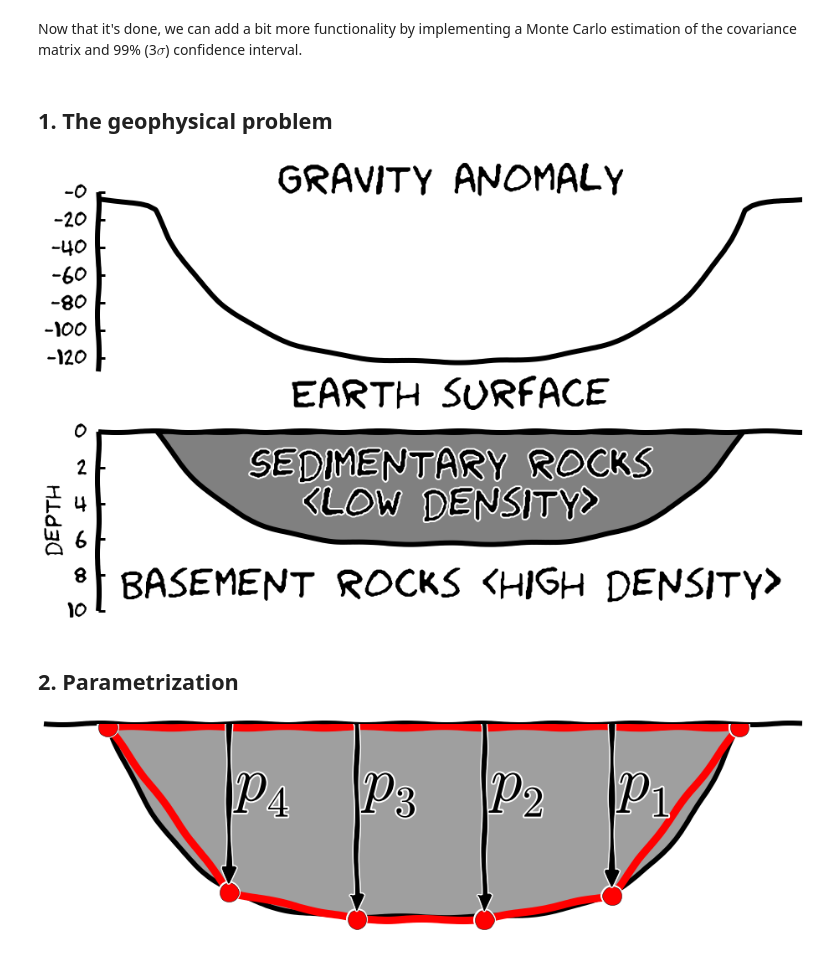
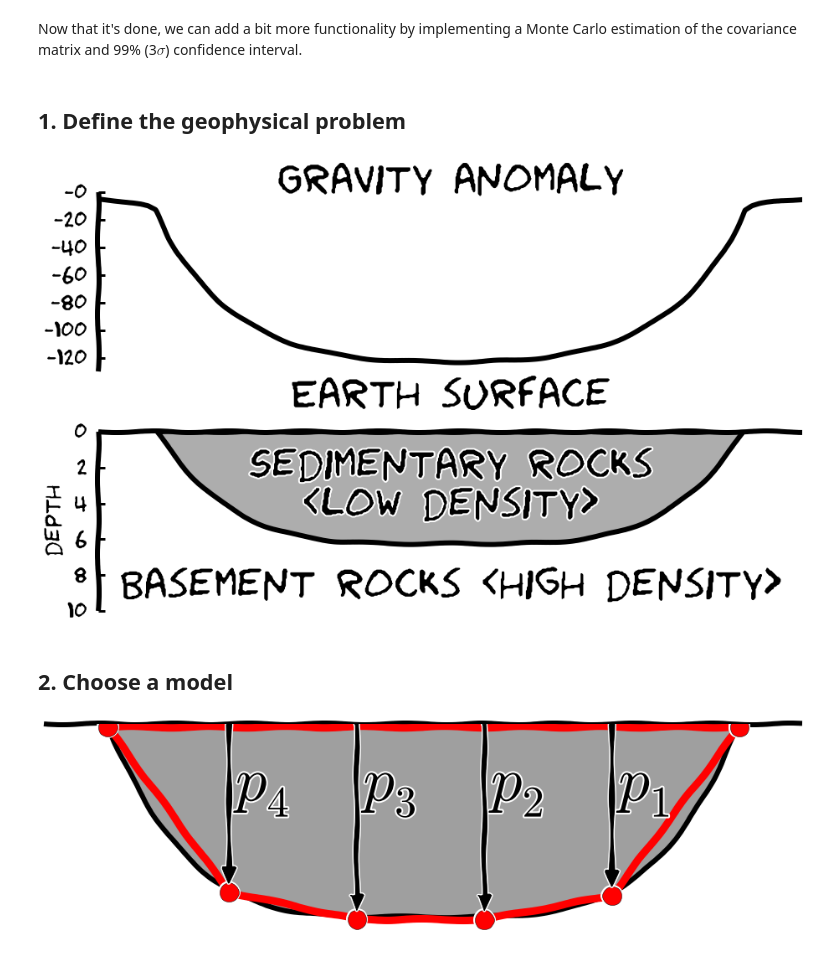
Before and after one commit to leouieda/scipy2014, a Jupyter notebook: gravity_inversion.ipynb, the cells around one changed output. Drawn from its saved outputs; the diff is of its cells as text; code cells hidden in the pictures.

Commit message:
Lighter greys on figs and tweaks to text in poster

```diff
--- a/gravity_inversion.ipynb
+++ b/gravity_inversion.ipynb
@@ -71,7 +71,7 @@ def confidence(obj, n=10):
                             obj.p2vertices(obj.p_ + 3*std)[1:-1][::-1]])
     return Polygon(verts)
 # %% [markdown]
-## 1. The geophysical problem
+## 1. Define the geophysical problem
 # %%
 %matplotlib inline
 # %%
@@ -102,37 +102,37 @@ with mpl.xkcd():
     mpl.xlim(x_sketch.min(), x_sketch.max())
     ax.set_yticklabels(['-%.0f' % (abs(i)) for i in ax.get_yticks()])
     ax.set_xticklabels([''])
     ax.set_xticks([])
     ax.spines['top'].set_visible(False)
     ax.spines['right'].set_visible(False)
     ax.spines['bottom'].set_visible(False)
     ax.spines['left'].set_linewidth(linewidth)
     ax.yaxis.set_ticks_position('left')
     ax.tick_params(labelsize=labelsize, pad=tickpad)
 
     ax = fig.add_subplot(2, 1, 2)
-    mpl.polygon(sketch, fill='grey', linewidth=linewidth)
+    mpl.polygon(sketch, fill='grey', alpha=0.4, linewidth=linewidth)
     mpl.text(50000, 4500, 'Sedimentary rocks\n<low density>', fontsize=fontsize, horizontalalignment='center')
     mpl.text(50000, 9000, 'Basement rocks <high density>', fontsize=fontsize, horizontalalignment='center')
     mpl.ylim(0, 10000)
     mpl.xlim(x_sketch.min(), x_sketch.max())
     mpl.m2km()
     ax.invert_yaxis()
     ax.spines['bottom'].set_visible(False)
     ax.spines['right'].set_visible(False)
     ax.spines['left'].set_linewidth(linewidth)
     ax.spines['top'].set_linewidth(linewidth)
     ax.yaxis.set_ticks_position('left')
     ax.set_xticks([])
     ax.tick_params(labelsize=labelsize, pad=tickpad)
     mpl.ylabel('depth', fontsize=labelsize)
 
     mpl.tight_layout()
     fig.savefig('sketch.png', **savefigrc)
 # %% [output]
-[figure, old version]
+[figure, new version]
 # %% [markdown]
-## 2. Parametrization
+## 2. Choose a model
 # %%
 params_sketch = np.concatenate([verts_sketch[::20], [verts_sketch[-1]]]) + 100
 # %%
```
Also changed, not shown: parts of 13 cells of this notebook, 7 other files.
